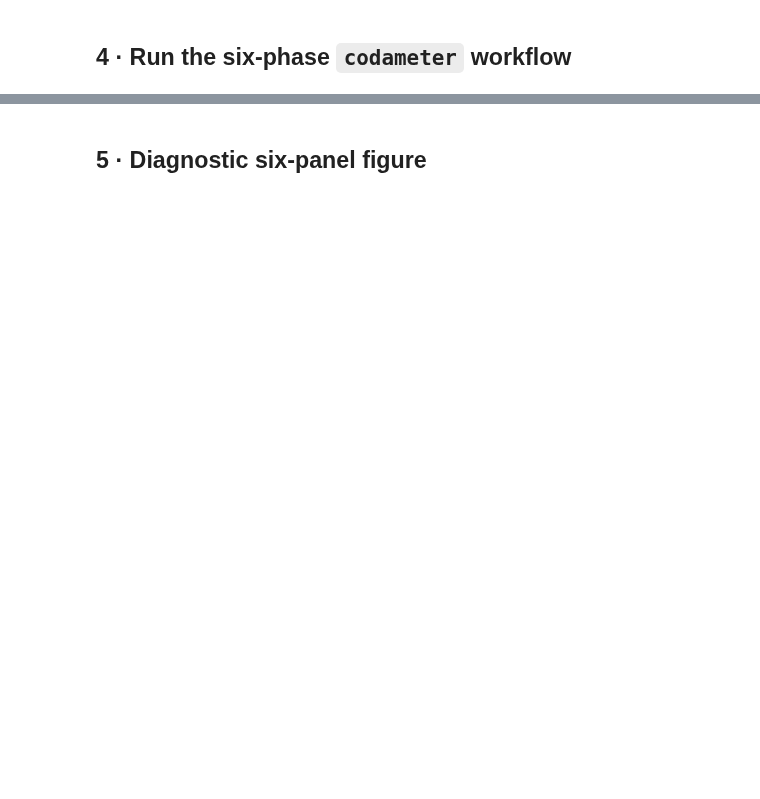
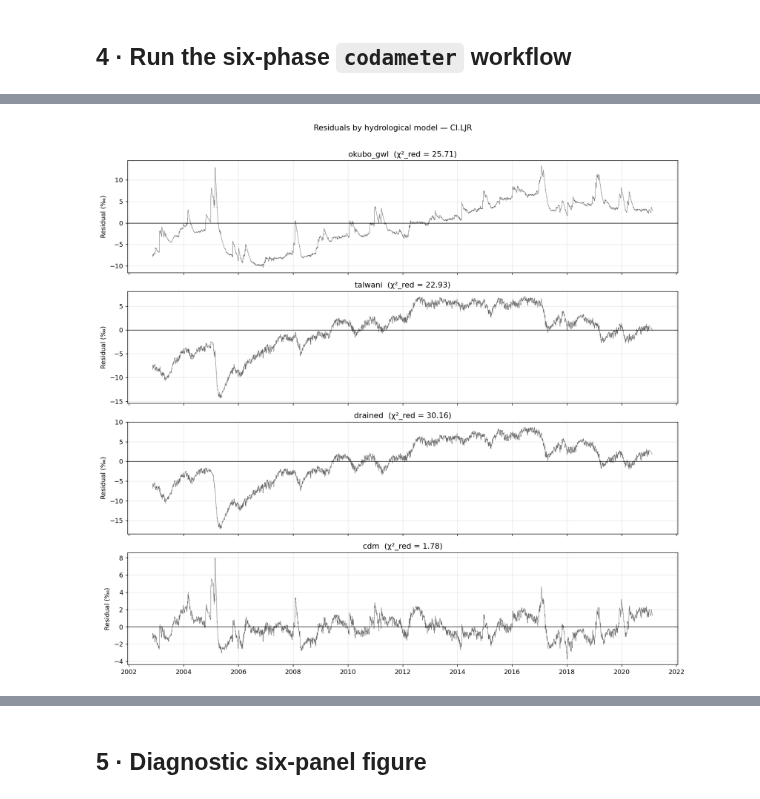
Before and after one commit to Denolle-Lab/codameter, a Jupyter notebook: examples/02_clements_denolle_2023.ipynb, the cells around one changed output, grey strips where cells are left out. Saved outputs shown, nothing was run; the diff lists cells and outputs as text; code cells hidden in the pictures; blank space fills up the shorter version.

```diff
--- a/examples/02_clements_denolle_2023.ipynb
+++ b/examples/02_clements_denolle_2023.ipynb
@@ -89,13 +116,32 @@ truth = None
 real = (
     DATA_DIR is not None
     and DATA_DIR.exists()
-    and any((DATA_DIR / "DVV").glob(f"{STATION}.*"))
+    and (
+        any((DATA_DIR / "DVV").glob(f"{STATION}.*"))
+        or (DATA_DIR / f"{STATION}.arrow").exists()
+    )
 )
 
 if real:
     print(f"[mode] real data from {DATA_DIR}")
     dvv_data = load_clements_denolle_2023(DATA_DIR, STATION)
-    forcings = {}   # add CSV paths here if available
+
+    # Precipitation — PRISM NetCDF already extracted to the LJR grid cell
+    ds_p = xr.open_dataset(PRECIP_PATH)
+    ppt = ds_p["ppt"].squeeze().to_series()
+    ppt.index = pd.to_datetime(ppt.index, utc=True)
+    ppt.name = "precipitation"
+
+    # Temperature — select nearest grid point to CI.LJR (lat=34.55, lon=-117.77)
+    ds_t = xr.open_dataset(TEMP_PATH)
+    tmean = ds_t["tmean"].sel(
+        lon=site.location.lon, lat=site.location.lat, method="nearest"
+    ).to_series()
+    tmean.index = pd.to_datetime(tmean.index, utc=True)
+    tmean.name = "temperature"
+
+    forcings = {"precipitation": ppt, "temperature": tmean}
+
 else:
     target = OUT_DIR / "synthetic_data"
     target.mkdir(parents=True, exist_ok=True)
@@ -153,5 +199,5 @@ else:
     }
 
 print(f"Loaded {len(dvv_data)} dv/v samples: "
-      f"{dvv_data.index[0]:%Y-%m-%d} \u2192 {dvv_data.index[-1]:%Y-%m-%d}")
+      f"{dvv_data.index[0]:%Y-%m-%d} → {dvv_data.index[-1]:%Y-%m-%d}")
 print(f"Forcings: {list(forcings.keys())}")
@@ -190,0 +330,19 @@ print(result.summary())
+# %%
+fig, axes = plt.subplots(len(HYDRO_MODELS), 1, figsize=(13, 3 * len(HYDRO_MODELS)), sharex=True)
+for ax, model_key in zip(axes, HYDRO_MODELS):
+    r = model_results[model_key]
+    fit = r.phase4.fit
+    res = pd.Series(fit.residuals, index=dvv_data.index[:len(fit.residuals)])
+    ax.plot(res.index, res.values * 1e3, lw=0.5, color="dimgray")
+    ax.axhline(0, lw=0.8, color="k")
+    chi2 = fit.chi2_reduced
+    ax.set_ylabel("Residual (‰)")
+    ax.set_title(f"{model_key}  (χ²_red = {chi2:.2f})")
+    ax.grid(True, alpha=0.3)
+
+axes[-1].xaxis.set_major_formatter(mdates.DateFormatter("%Y"))
+fig.suptitle(f"Residuals by hydrological model — CI.LJR", y=1.01)
+fig.tight_layout()
+plt.show()
+# %% [output]
+[figure, added]
```
Also changed, not shown: parts of 17 cells of this notebook, 15 other files.
